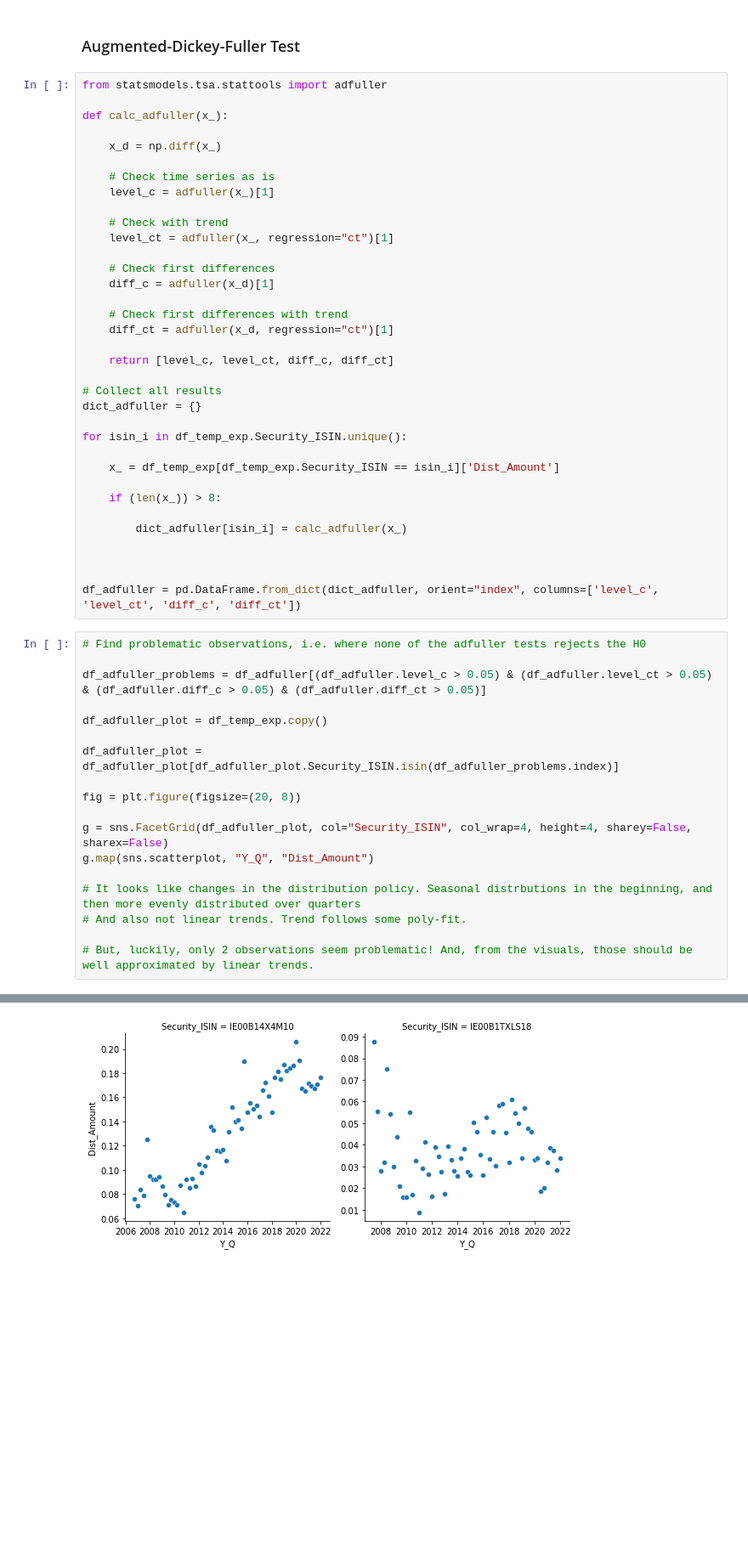
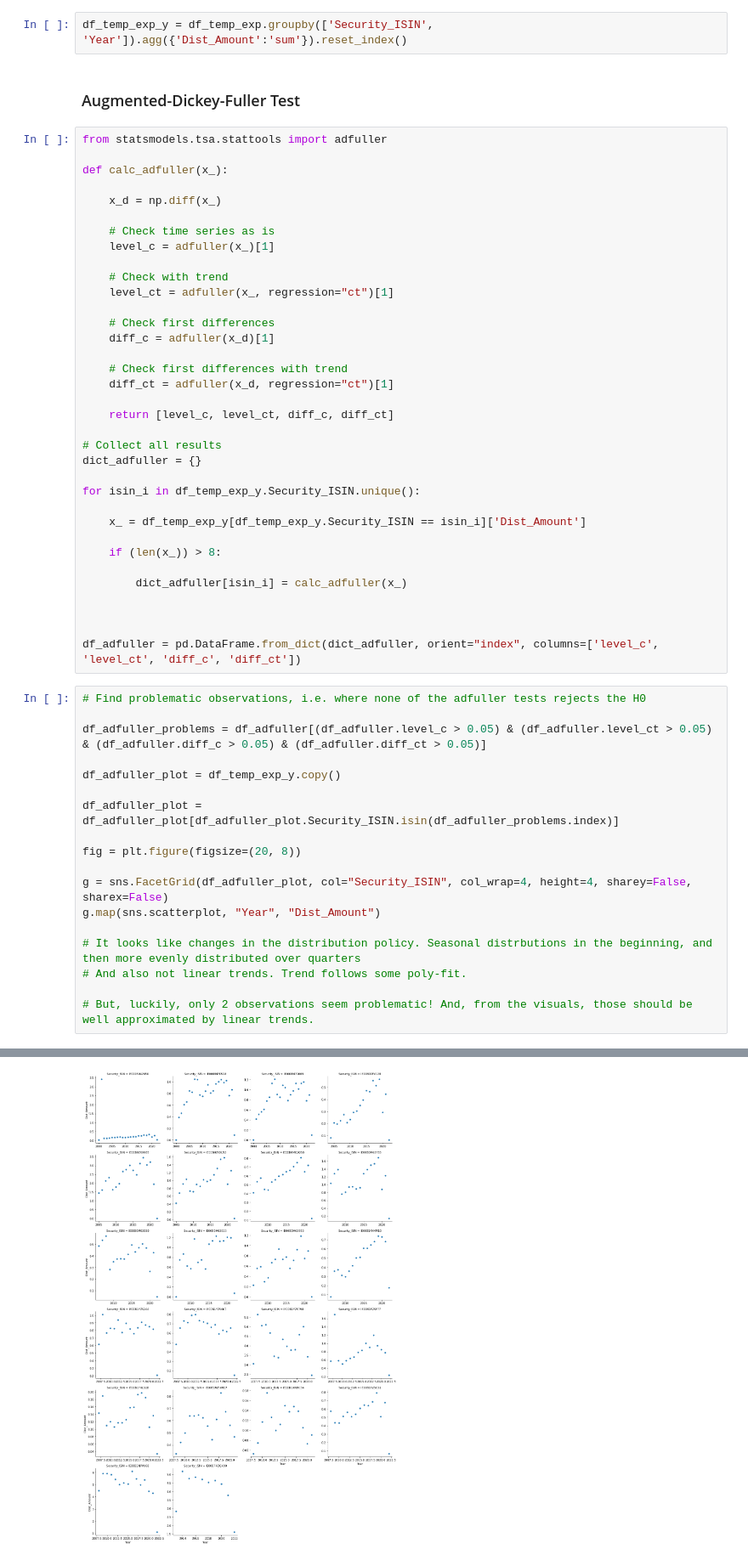
Before and after one commit to Mebbel/PortfolioManagement, a Jupyter notebook: _C011_Predict_Distributions_TopDown.ipynb, the cells around one changed output, grey strips where cells are left out. Shown at 85% size. Cells and saved outputs as stored; diff of their text form; blank space fills up the shorter version.

```diff
--- a/_C011_Predict_Distributions_TopDown.ipynb
+++ b/_C011_Predict_Distributions_TopDown.ipynb
@@ -341,3 +399,5 @@ Need these checks to determine which models might be appropriate and which featu
+# %%
+df_temp_exp_y = df_temp_exp.groupby(['Security_ISIN', 'Year']).agg({'Dist_Amount':'sum'}).reset_index()
 # %% [markdown]
 ### Augmented-Dickey-Fuller Test
 # %%
@@ -364,9 +424,9 @@ def calc_adfuller(x_):
 # Collect all results
 dict_adfuller = {}
 
-for isin_i in df_temp_exp.Security_ISIN.unique():
+for isin_i in df_temp_exp_y.Security_ISIN.unique():
 
-    x_ = df_temp_exp[df_temp_exp.Security_ISIN == isin_i]['Dist_Amount']
+    x_ = df_temp_exp_y[df_temp_exp_y.Security_ISIN == isin_i]['Dist_Amount']
 
     if (len(x_)) > 8:
 
@@ -378,22 +438,22 @@ df_adfuller = pd.DataFrame.from_dict(dict_adfuller, orient="index", columns=['le
 # %%
 # Find problematic observations, i.e. where none of the adfuller tests rejects the H0
 
 df_adfuller_problems = df_adfuller[(df_adfuller.level_c > 0.05) & (df_adfuller.level_ct > 0.05) & (df_adfuller.diff_c > 0.05) & (df_adfuller.diff_ct > 0.05)]
 
-df_adfuller_plot = df_temp_exp.copy()
+df_adfuller_plot = df_temp_exp_y.copy()
 
 df_adfuller_plot = df_adfuller_plot[df_adfuller_plot.Security_ISIN.isin(df_adfuller_problems.index)]
 
 fig = plt.figure(figsize=(20, 8))
 
 g = sns.FacetGrid(df_adfuller_plot, col="Security_ISIN", col_wrap=4, height=4, sharey=False, sharex=False)
-g.map(sns.scatterplot, "Y_Q", "Dist_Amount")
+g.map(sns.scatterplot, "Year", "Dist_Amount")
 
 # It looks like changes in the distribution policy. Seasonal distrbutions in the beginning, and then more evenly distributed over quarters
 # And also not linear trends. Trend follows some poly-fit.
 
 # But, luckily, only 2 observations seem problematic! And, from the visuals, those should be well approximated by linear trends.
 # %% [output]
 <seaborn.axisgrid.FacetGrid at 0x...>
 <Figure size 1440x576 with 0 Axes>
-[figure, old version]
+[figure, new version]
```
Also changed, not shown: parts of 28 cells of this notebook.
